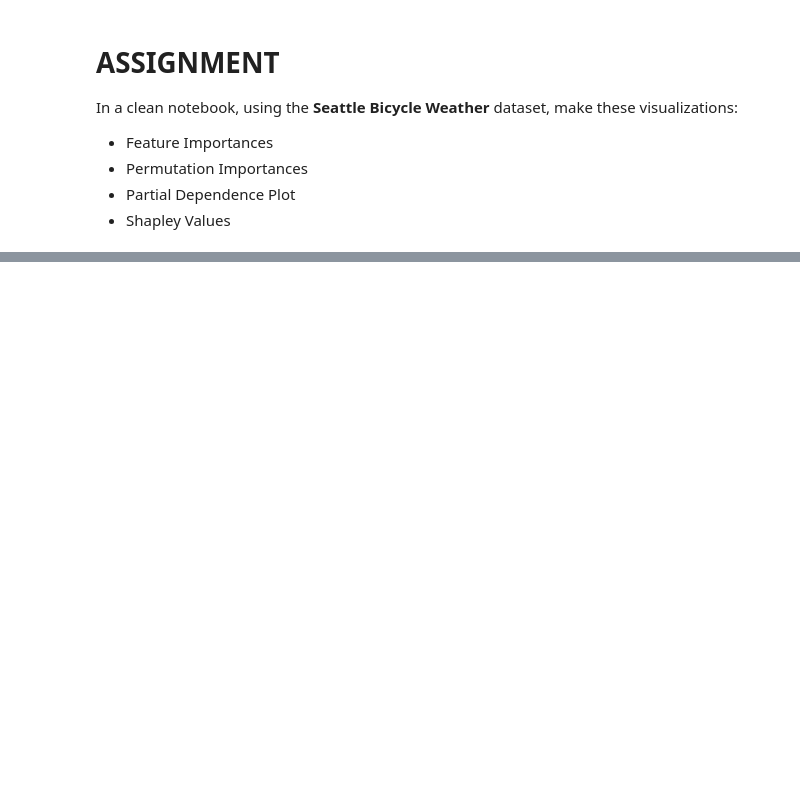
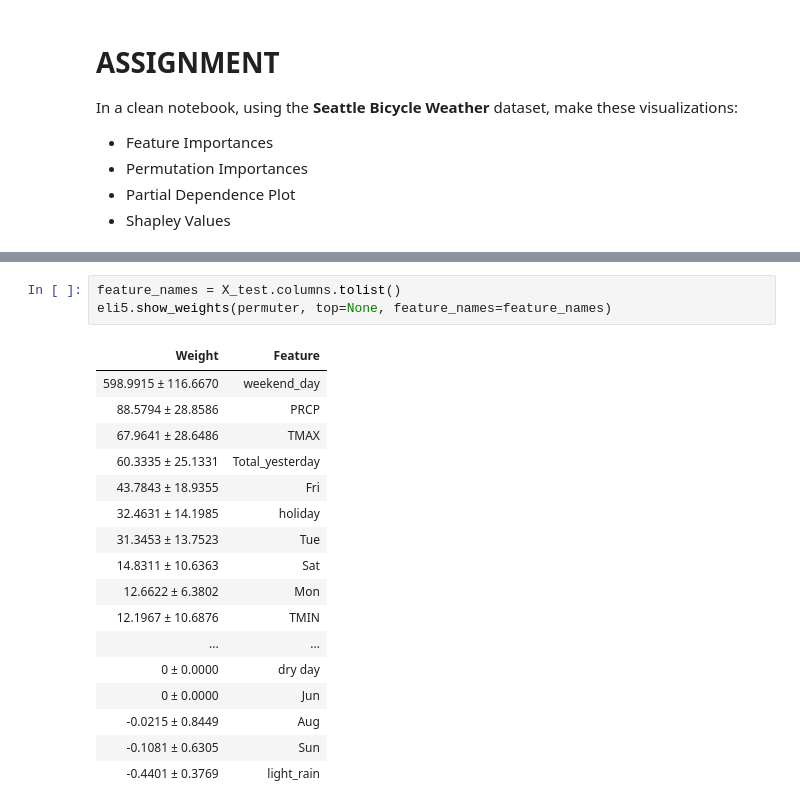
Before and after one commit to damerei/DS-Unit-2-Sprint-4-Practicing-Understanding, a Jupyter notebook: LS_DS_243_Model_Interpretation_LIVE_LESSON.ipynb, the cells around one changed output, grey strips where cells are left out. Drawn from its saved outputs; the diff is of its cells as text; blank space fills up the shorter version.

```diff
--- a/LS_DS_243_Model_Interpretation_LIVE_LESSON.ipynb
+++ b/LS_DS_243_Model_Interpretation_LIVE_LESSON.ipynb
@@ -690,0 +976,21 @@ In a clean notebook, using the **Seattle Bicycle Weather** dataset, make these v
+# %%
+feature_names = X_test.columns.tolist()
+eli5.show_weights(permuter, top=None, feature_names=feature_names)
+# %% [output]
+| Weight | Feature |
+| 598.9915 ± 116.6670 | weekend_day |
+| 88.5794 ± 28.8586 | PRCP |
+| 67.9641 ± 28.6486 | TMAX |
+| 60.3335 ± 25.1331 | Total_yesterday |
+| 43.7843 ± 18.9355 | Fri |
+| 32.4631 ± 14.1985 | holiday |
+| 31.3453 ± 13.7523 | Tue |
+| 14.8311 ± 10.6363 | Sat |
+| 12.6622 ± 6.3802 | Mon |
+| 12.1967 ± 10.6876 | TMIN |
+| ... | ... |
+| 0 ± 0.0000 | dry day |
+| 0 ± 0.0000 | Jun |
+| -0.0215 ± 0.8449 | Aug |
+| -0.1081 ± 0.6305 | Sun |
+| -0.4401 ± 0.3769 | light_rain |
```
Also changed, not shown: parts of 22 cells of this notebook.
